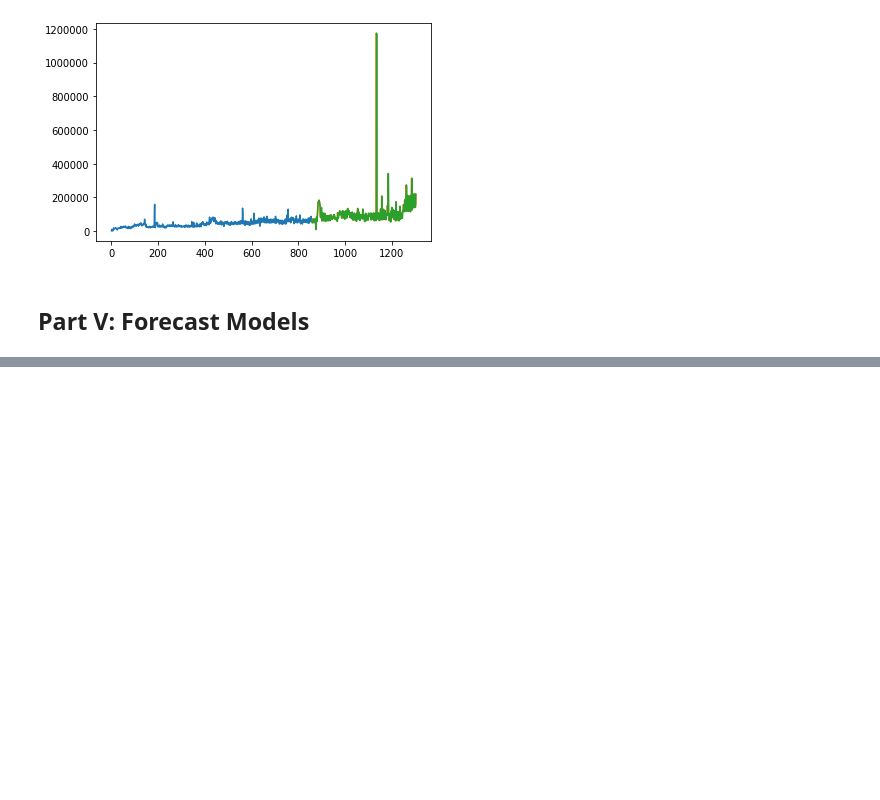
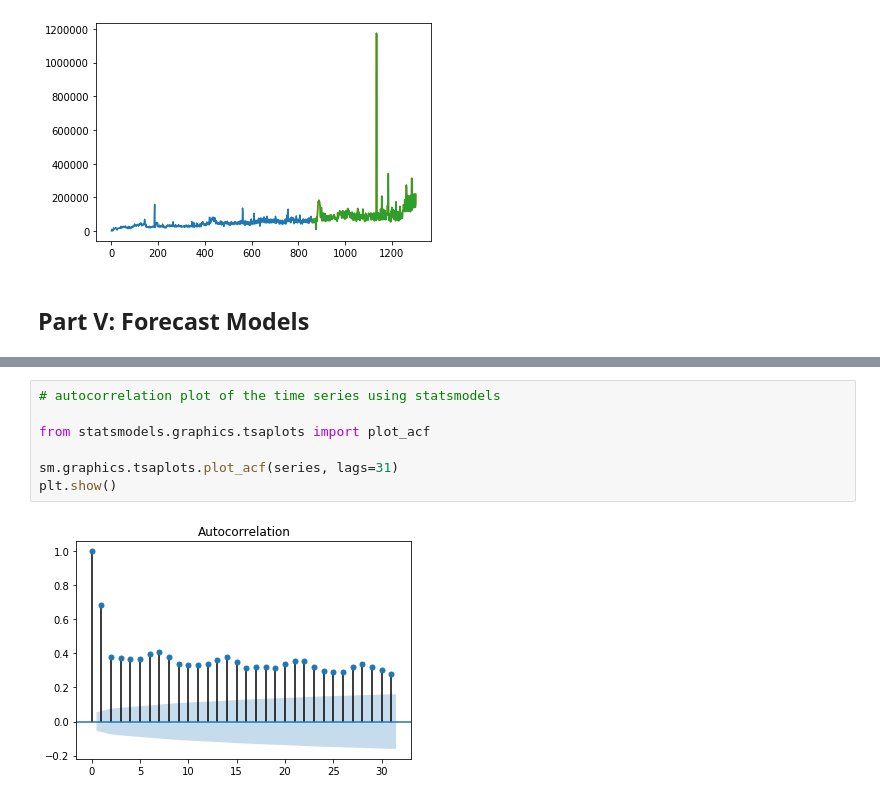
Before and after one commit to ayosamobitade/Time-Series-Analytic-Projects, a Jupyter notebook: forum pageviews/forum pageview.ipynb, the cells around one changed output, grey strips where cells are left out. Drawn from its saved outputs; the diff is of its cells as text; blank space fills up the shorter version.

```diff
--- a/forum pageviews/forum pageview.ipynb
+++ b/forum pageviews/forum pageview.ipynb
@@ -699,0 +725,9 @@ plt.show()
+# %%
+# autocorrelation plot of the time series using statsmodels
+
+from statsmodels.graphics.tsaplots import plot_acf
+
+sm.graphics.tsaplots.plot_acf(series, lags=31)
+plt.show()
+# %% [output]
+[figure, added]
```
Also changed, not shown: parts of 4 cells of this notebook.
